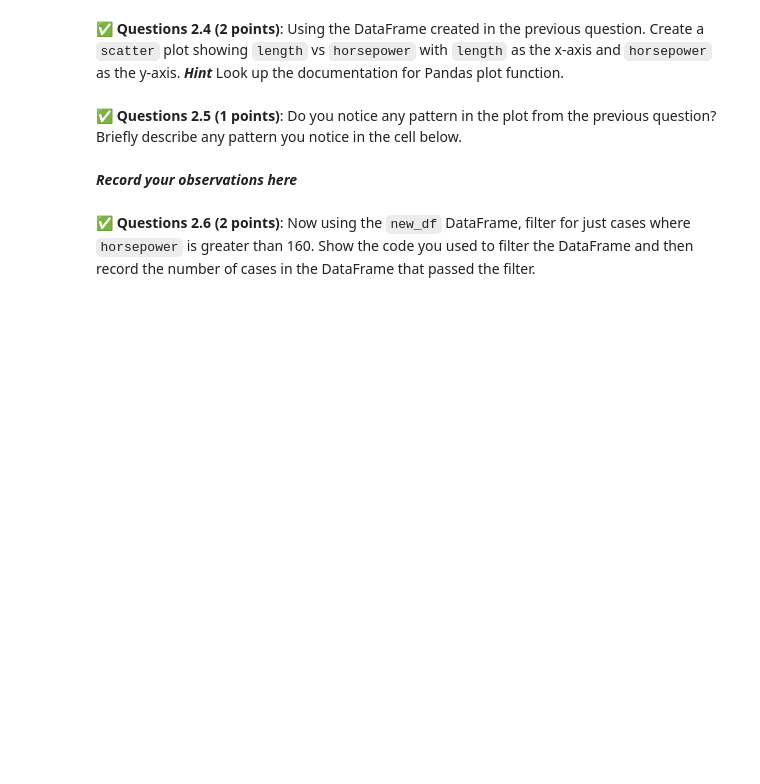
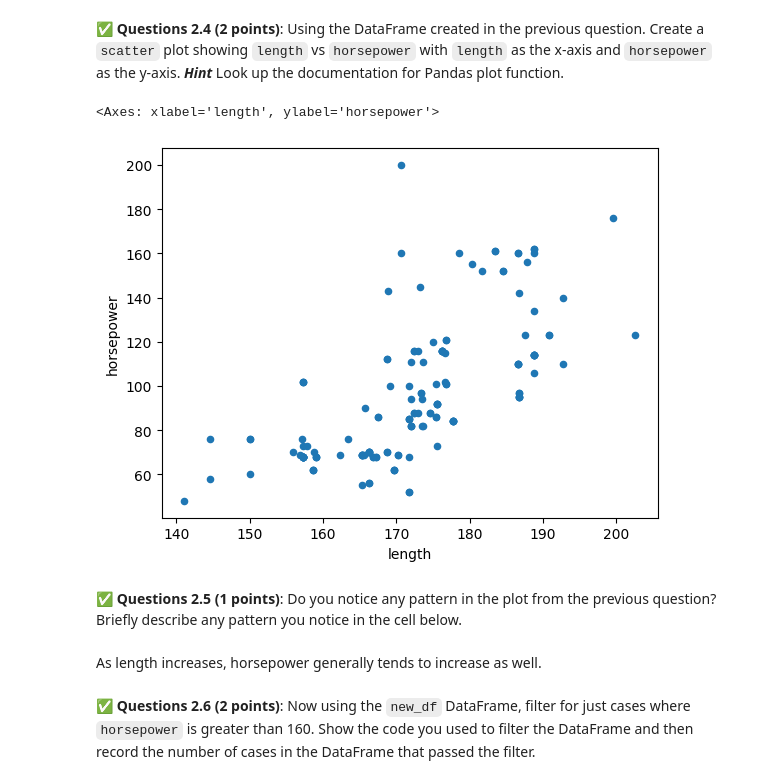
Before and after one commit to graysonslansky/CMSE202-f24-turnin, a Jupyter notebook: hw-01/HW-01_GitPracticeDebuggingPythonPackagesAndClasses-STUDENT.ipynb, the cells around one changed output. Saved outputs shown, nothing was run; the diff lists cells and outputs as text; code cells hidden in the pictures; blank space fills up the shorter version.

Commit message:
Added auto_price.csv. Committing Part 2.

```diff
--- a/hw-01/HW-01_GitPracticeDebuggingPythonPackagesAndClasses-STUDENT.ipynb
+++ b/hw-01/HW-01_GitPracticeDebuggingPythonPackagesAndClasses-STUDENT.ipynb
@@ -160,0 +162,4 @@ import pandas as pd
+# %%
+# Put code here
+auto_price = pd.read_csv('~/CMSE202/notebooks/auto_price.csv')
+auto_price.head(10)
@@ -174,3 +202,5 @@ import pandas as pd
 &#9989; **Questions 2.3 (2 points)**: Now create a new DataFrame using just the `length` and `horsepower` columns of your current DataFrame. Call this DataFrame `new_df`. Confirm that the new DataFrame contains just those two columns by displaying the first 4 rows.
 # %%
 # Put code here
+new_df = auto_price[["length","horsepower"]]
+new_df.head(4)
@@ -178,10 +214,14 @@ import pandas as pd
 &#9989; **Questions 2.4 (2 points)**: Using the DataFrame created in the previous question. Create a `scatter` plot showing `length` vs `horsepower` with `length` as the x-axis and `horsepower` as the y-axis. ***Hint*** Look up the documentation for Pandas plot function.
 # %%
 # Put code here
+new_df.plot("length","horsepower",kind='scatter')
+# %% [output]
+<Axes: xlabel='length', ylabel='horsepower'>
+[figure, added]
 # %% [markdown]
 &#9989; **Questions 2.5 (1 points)**: Do you notice any pattern in the plot from the previous question? Briefly describe any pattern you notice in the cell below.
-# %% [markdown]
-***Record your observations here***
+# %% [markdown]
+As length increases, horsepower generally tends to increase as well.
 # %% [markdown]
 &#9989; **Questions 2.6 (2 points)**: Now using the `new_df` DataFrame, filter for just cases where `horsepower` is greater than 160. Show the code you used to filter the DataFrame and then record the number of cases in the DataFrame that passed the filter.
 # %%
```
Also changed, not shown: parts of 9 cells of this notebook, 1 other file.
